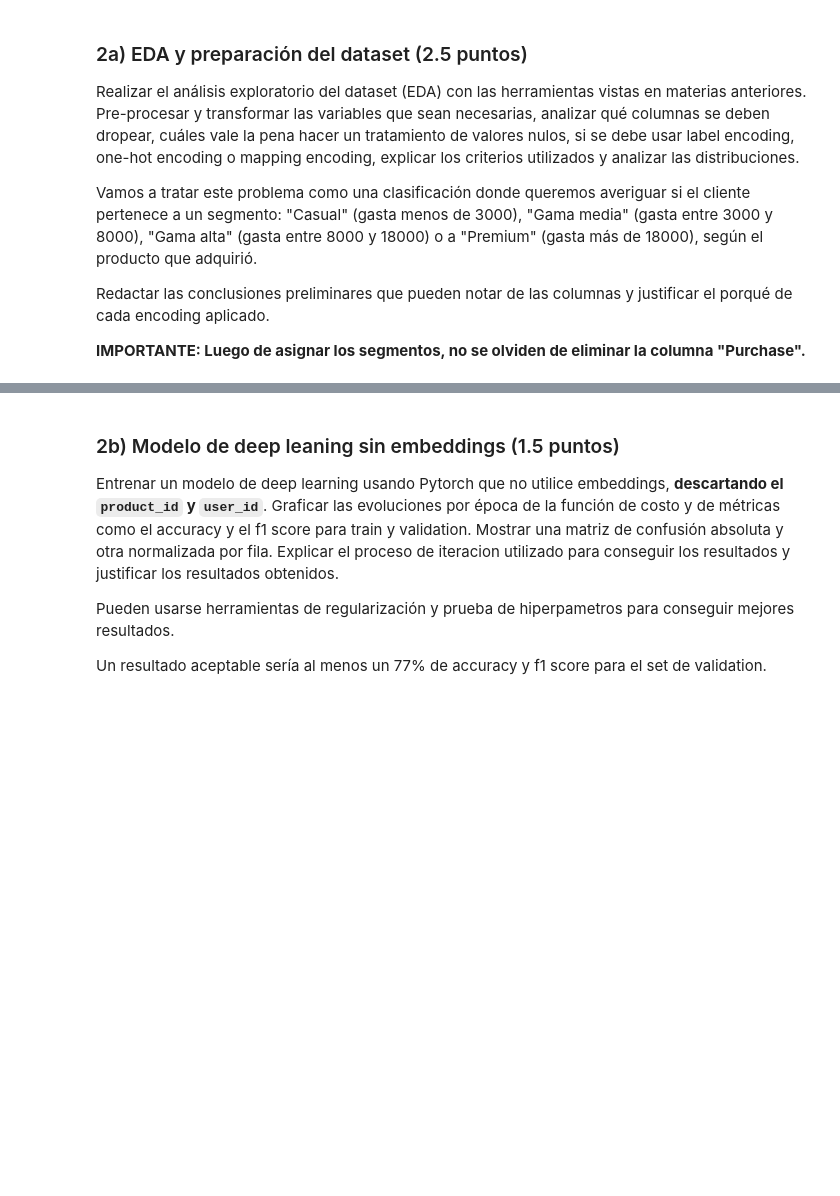
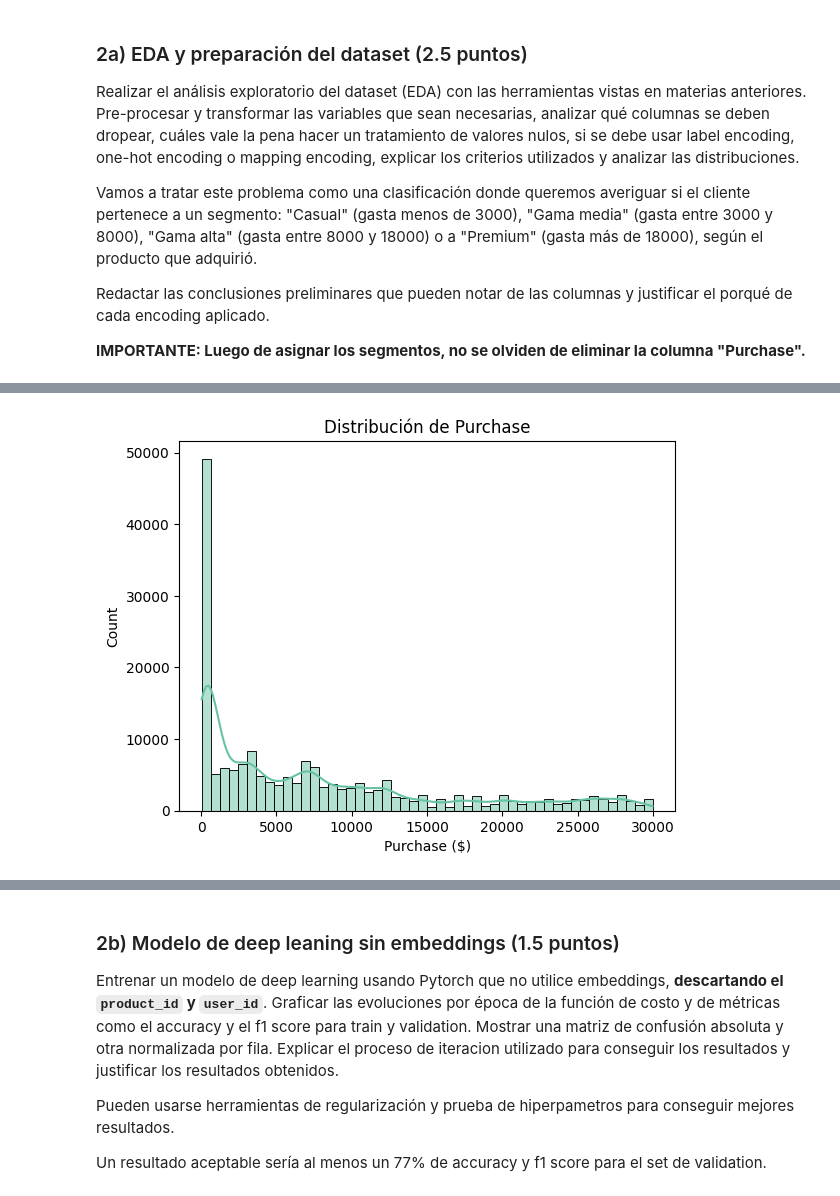
Before and after one commit to emiliano-ipa/CEIA-DeepLearning-TPs, a Jupyter notebook: Emiliano_Iparraguirre_DL_TP1_Co20.ipynb, the cells around one changed output, grey strips where cells are left out. Cells and saved outputs as stored; diff of their text form; code cells hidden in the pictures; blank space fills up the shorter version.

```diff
--- a/Emiliano_Iparraguirre_DL_TP1_Co20.ipynb
+++ b/Emiliano_Iparraguirre_DL_TP1_Co20.ipynb
@@ -612,0 +833,8 @@ Redactar las conclusiones preliminares que pueden notar de las columnas y justif
+# %%
+# Análisis univariado: Distribución de variables numéricas
+sns.histplot(df_inicial['Purchase'], bins=50, kde=True)
+plt.title('Distribución de Purchase')
+plt.xlabel('Purchase ($)')
+plt.show()
+# %% [output]
+[figure, added]
```
Also changed, not shown: parts of 56 cells of this notebook, 1 other file.
